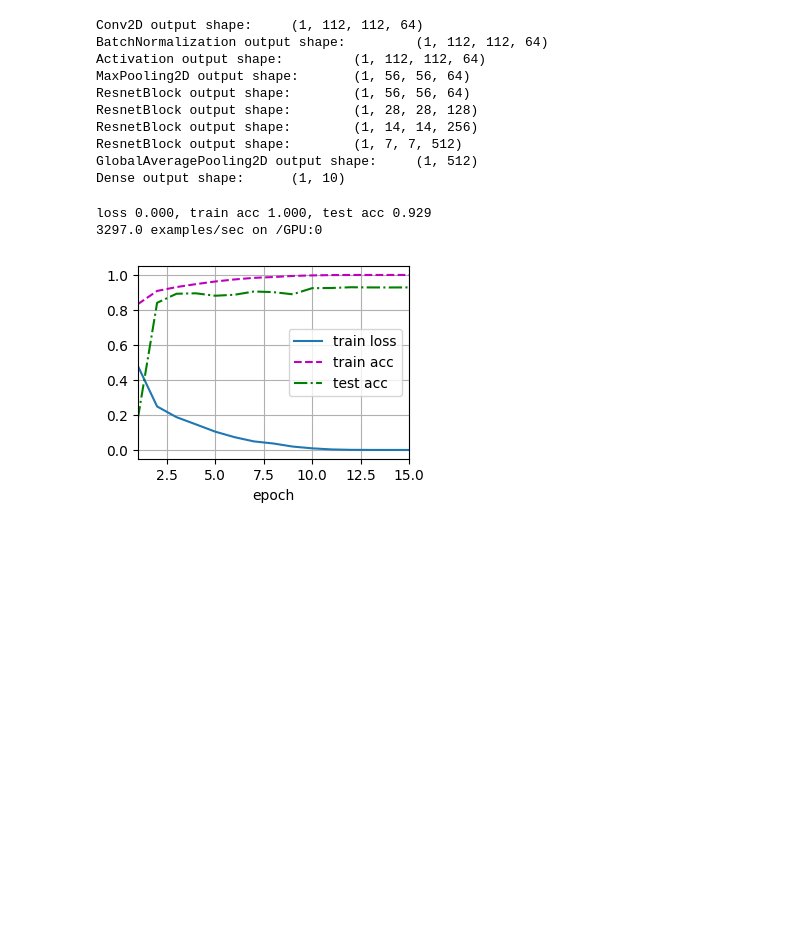
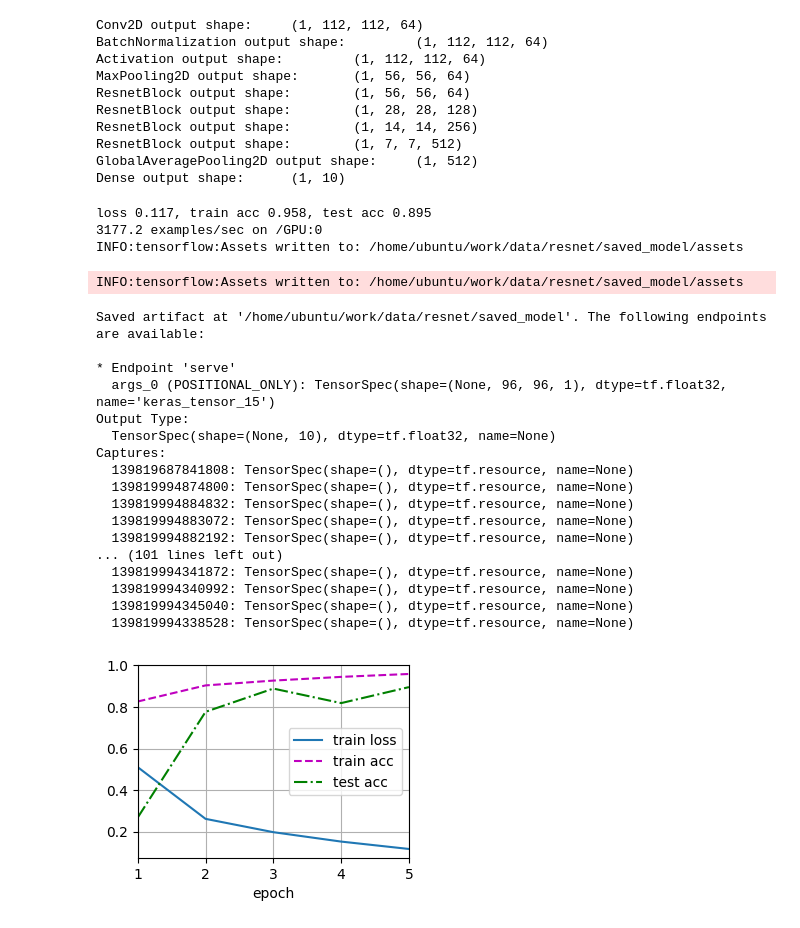
Before and after one commit to junhuster/machine-learning, a Jupyter notebook: tf-dev/d2l/jupyter/part_1_cnn/d2l_7_resnet.ipynb, the cells around one changed output. Cells and saved outputs as stored; diff of their text form; code cells hidden in the pictures; blank space fills up the shorter version.

```diff
--- a/tf-dev/d2l/jupyter/part_1_cnn/d2l_7_resnet.ipynb
+++ b/tf-dev/d2l/jupyter/part_1_cnn/d2l_7_resnet.ipynb
@@ -81,13 +105,33 @@ ResnetBlock output shape:        (1, 7, 7, 512)
 GlobalAveragePooling2D output shape:     (1, 512)
 Dense output shape:      (1, 10)
 # %%
-lr, num_epochs, batch_size = 0.05, 15, 256
+lr, num_epochs, batch_size = 0.05, 5, 256
 train_iter, test_iter = d2l.load_data_fashion_mnist(batch_size, resize=96)
 res_net18 = d2l.train_ch6(net, train_iter, test_iter, num_epochs, lr, d2l.try_gpu())
+res_net18.export("/home/ubuntu/work/data/resnet/saved_model")
 # %% [output]
-loss 0.000, train acc 1.000, test acc 0.929
-3297.0 examples/sec on /GPU:0
+loss 0.117, train acc 0.958, test acc 0.895
+3177.2 examples/sec on /GPU:0
+INFO:tensorflow:Assets written to: /home/ubuntu/work/data/resnet/saved_model/assets
+INFO:tensorflow:Assets written to: /home/ubuntu/work/data/resnet/saved_model/assets
+Saved artifact at '/home/ubuntu/work/data/resnet/saved_model'. The following endpoints are available:
+
+* Endpoint 'serve'
+  args_0 (POSITIONAL_ONLY): TensorSpec(shape=(None, 96, 96, 1), dtype=tf.float32, name='keras_tensor_15')
+Output Type:
+  TensorSpec(shape=(None, 10), dtype=tf.float32, name=None)
+Captures:
+  139819687841808: TensorSpec(shape=(), dtype=tf.resource, name=None)
+  139819994874800: TensorSpec(shape=(), dtype=tf.resource, name=None)
+  139819994884832: TensorSpec(shape=(), dtype=tf.resource, name=None)
+  139819994883072: TensorSpec(shape=(), dtype=tf.resource, name=None)
+  139819994882192: TensorSpec(shape=(), dtype=tf.resource, name=None)
+... (101 lines left out)
+  139819994341872: TensorSpec(shape=(), dtype=tf.resource, name=None)
+  139819994340992: TensorSpec(shape=(), dtype=tf.resource, name=None)
+  139819994345040: TensorSpec(shape=(), dtype=tf.resource, name=None)
+  139819994338528: TensorSpec(shape=(), dtype=tf.resource, name=None)
-[figure, old version]
+[figure, new version]
 # %%
 #TODO 推导每一层的参数数量
 print(res_net18.summary())
```
Also changed, not shown: parts of 3 cells of this notebook, 13 other files.
